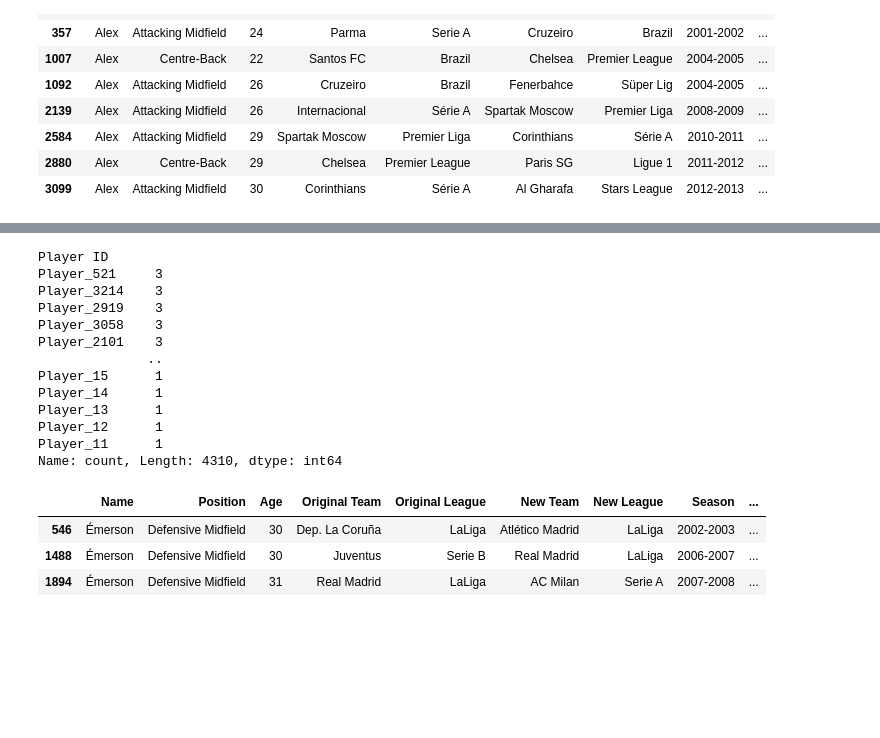
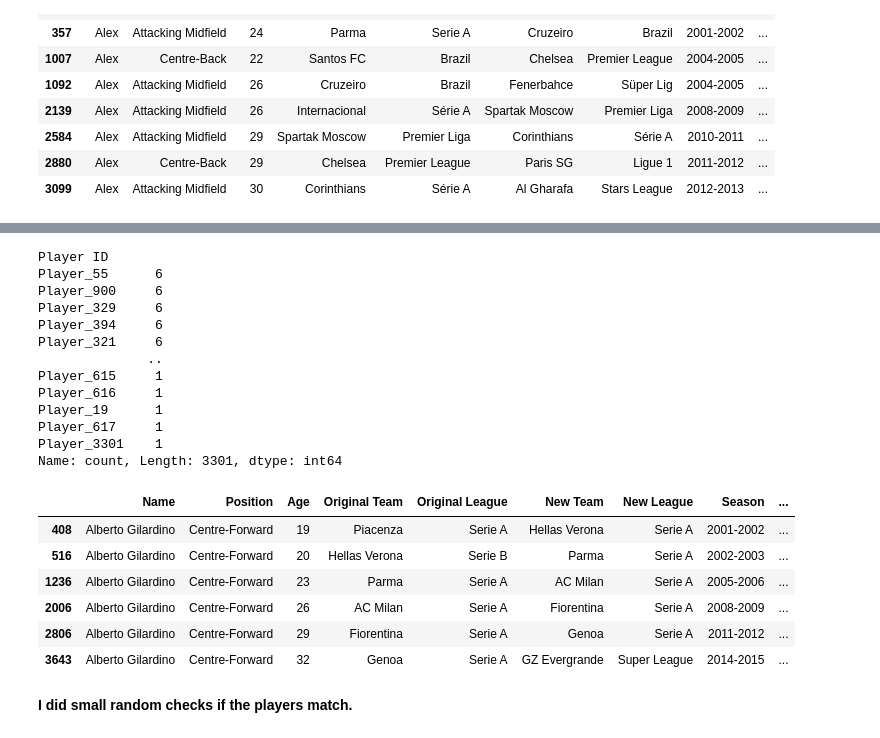
Before and after one commit to Tap4J/Csob, a Jupyter notebook: exploratory_analysis.ipynb, the cells around one changed output, grey strips where cells are left out. Saved outputs shown, nothing was run; the diff lists cells and outputs as text; code cells hidden in the pictures; blank space fills up the shorter version.

```diff
--- a/exploratory_analysis.ipynb
+++ b/exploratory_analysis.ipynb
@@ -178,18 +182,27 @@ name_check
 # %%
 player_id_map = {}
+latest_transfer_map = {}
 current_id = 1
-def generate_player_id(row):
+def assign_player_id(row):
     global current_id
 
-    key = (row["Name"], row["Position"], row["Age"], row["Season"])
+    name, position, original_team = row["Name"], row["Position"], row["Original Team"]
+    new_team = row["New Team"]
 
-    if key not in player_id_map:
-        if (row["Name"], row["Position"], row["Age"] - 1, str(int(row["Season"].split("-")[0]) - 1) + "-" + str(int(row["Season"].split("-")[1]) - 1)) in player_id_map:
-            player_id_map[key] = player_id_map[(row["Name"], row["Position"], row["Age"] - 1, str(int(row["Season"].split("-")[0]) - 1) + "-" + str(int(row["Season"].split("-")[1]) - 1))]
-        else:
-            player_id_map[key] = f"Player_{current_id}"
-            current_id += 1
-    return player_id_map[key]
+    for player_id, info in player_id_map.items():
+        if info["name"] == name and info["position"] == position:
+            if latest_transfer_map[player_id] == original_team:
+                latest_transfer_map[player_id] = new_team
+                return player_id
+
+    # I create new Id if no match was found
+    new_player_id = "Player_" + str(current_id)
+    current_id += 1
+
+    player_id_map[new_player_id] = {"name": name, "position": position}
+    latest_transfer_map[new_player_id] = new_team
+
+    return new_player_id
 # %%
-df["Player ID"] = df.apply(generate_player_id, axis=1)
+df["Player ID"] = df.apply(assign_player_id, axis=1)
 # %%
@@ -209,23 +227,28 @@ name_check
 df["Player ID"].value_counts()
 # %% [output]
 Player ID
-Player_521     3
-Player_3214    3
-Player_2919    3
-Player_3058    3
-Player_2101    3
+Player_55      6
+Player_900     6
+Player_329     6
+Player_394     6
+Player_321     6
               ..
-Player_15      1
-Player_14      1
-Player_13      1
-Player_12      1
-Player_11      1
-Name: count, Length: 4310, dtype: int64
+Player_615     1
+Player_616     1
+Player_19      1
+Player_617     1
+Player_3301    1
+Name: count, Length: 3301, dtype: int64
 # %%
-player_check = df.loc[df["Player ID"] == "Player_521"]
+player_check = df.loc[df["Player ID"] == "Player_394"]
 player_check
 # %% [output]
 |  | Name | Position | Age | Original Team | Original League | New Team | New League | Season | ... |
-| 546 | Émerson | Defensive Midfield | 30 | Dep. La Coruña | LaLiga | Atlético Madrid | LaLiga | 2002-2003 | ... |
-| 1488 | Émerson | Defensive Midfield | 30 | Juventus | Serie B | Real Madrid | LaLiga | 2006-2007 | ... |
-| 1894 | Émerson | Defensive Midfield | 31 | Real Madrid | LaLiga | AC Milan | Serie A | 2007-2008 | ... |
+| 408 | Alberto Gilardino | Centre-Forward | 19 | Piacenza | Serie A | Hellas Verona | Serie A | 2001-2002 | ... |
+| 516 | Alberto Gilardino | Centre-Forward | 20 | Hellas Verona | Serie B | Parma | Serie A | 2002-2003 | ... |
+| 1236 | Alberto Gilardino | Centre-Forward | 23 | Parma | Serie A | AC Milan | Serie A | 2005-2006 | ... |
+| 2006 | Alberto Gilardino | Centre-Forward | 26 | AC Milan | Serie A | Fiorentina | Serie A | 2008-2009 | ... |
+| 2806 | Alberto Gilardino | Centre-Forward | 29 | Fiorentina | Serie A | Genoa | Serie A | 2011-2012 | ... |
+| 3643 | Alberto Gilardino | Centre-Forward | 32 | Genoa | Serie A | GZ Evergrande | Super League | 2014-2015 | ... |
+# %% [markdown]
+**I did small random checks if the players match.**
```
Also changed, not shown: parts of 29 cells of this notebook, 2 other files.
